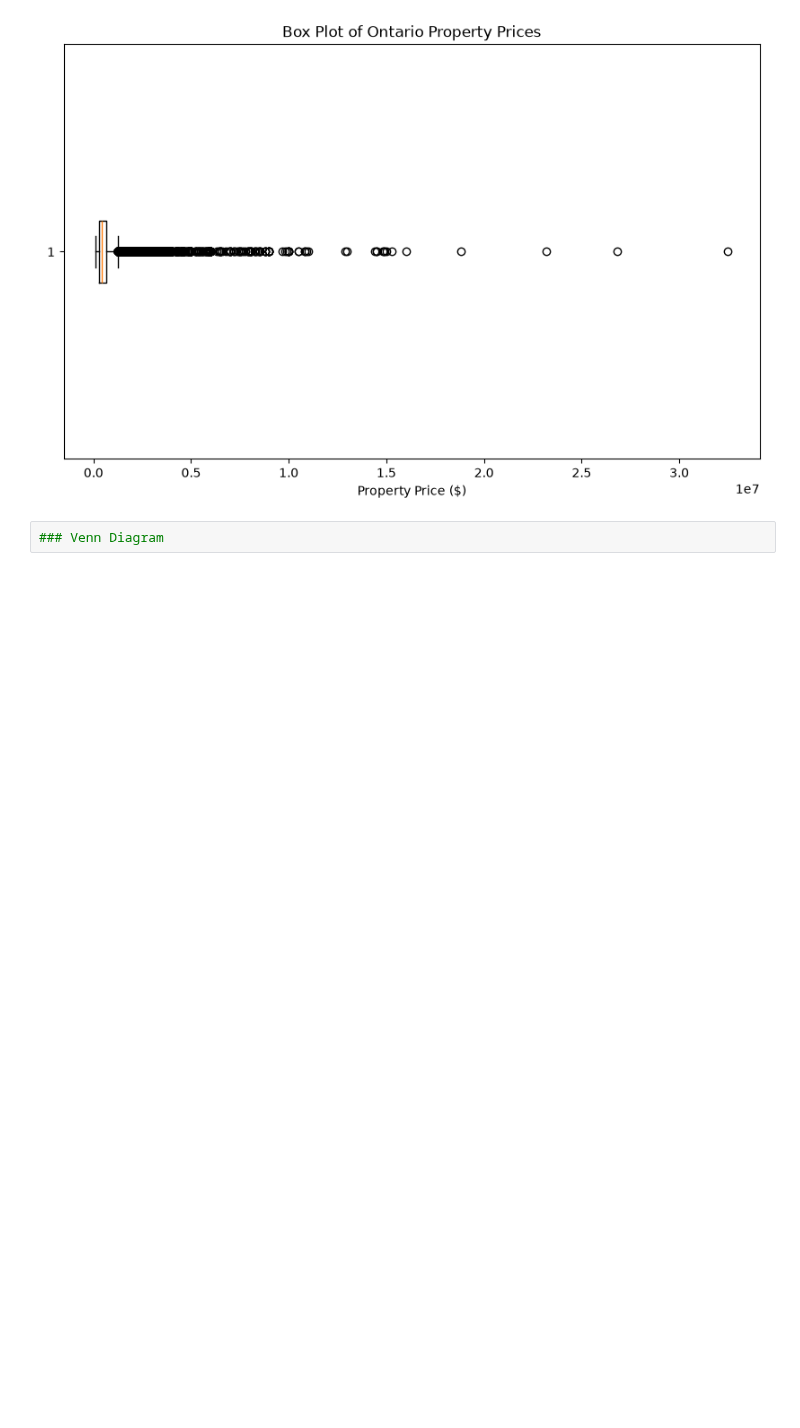
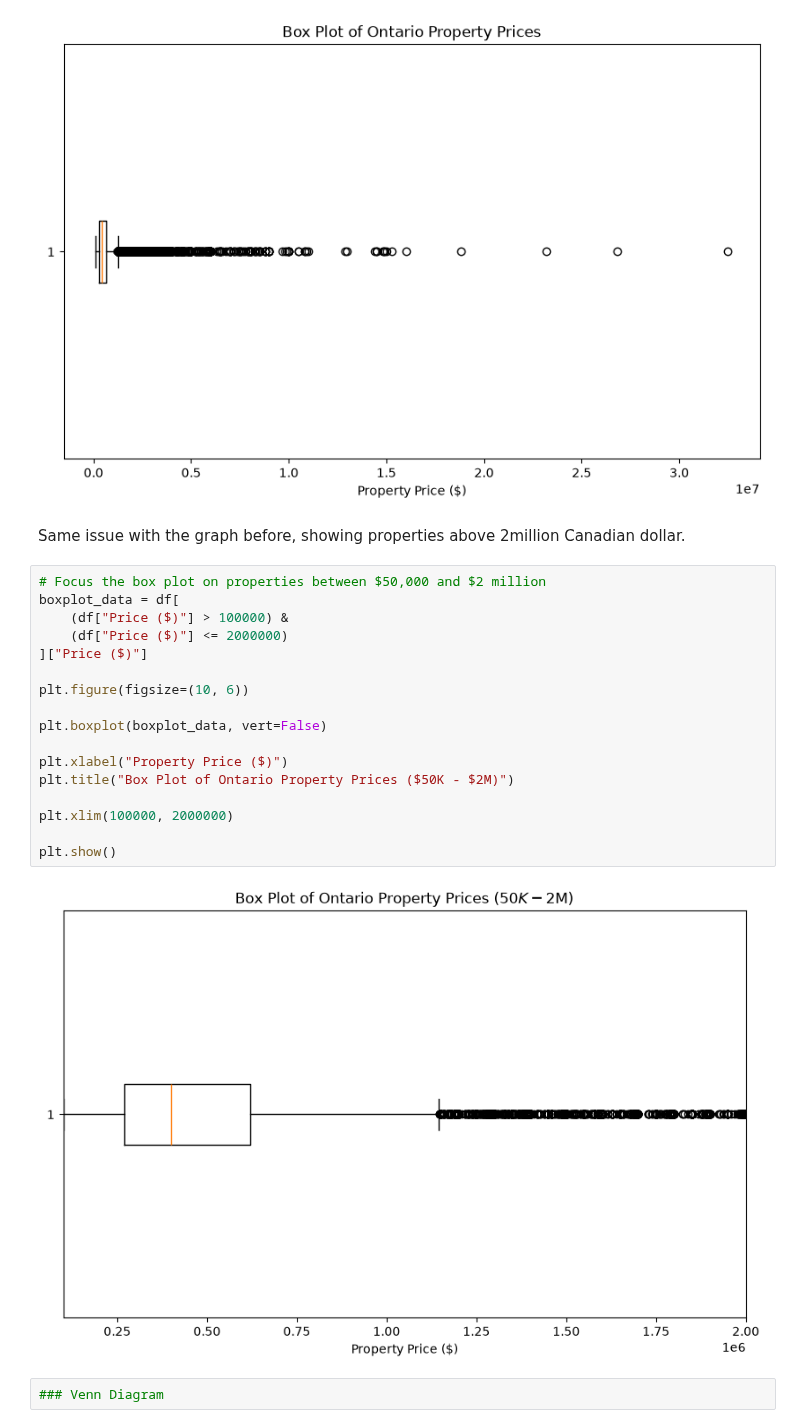
Before and after one commit to antoniosg2025-stack/PROG8431_Group5, a Jupyter notebook: GoupAssignment1/GroupAssignment1.ipynb, the cells around one changed output. Drawn from its saved outputs; the diff is of its cells as text; blank space fills up the shorter version.

```diff
--- a/GoupAssignment1/GroupAssignment1.ipynb
+++ b/GoupAssignment1/GroupAssignment1.ipynb
@@ -224,6 +245,27 @@ plt.title("Box Plot of Ontario Property Prices")
 plt.show()
 # %% [output]
 [figure]
+# %% [markdown]
+Same issue with the graph before, showing properties above 2million Canadian dollar.
+# %%
+# Focus the box plot on properties between $50,000 and $2 million
+boxplot_data = df[
+    (df["Price ($)"] > 100000) &
+    (df["Price ($)"] <= 2000000)
+]["Price ($)"]
+
+plt.figure(figsize=(10, 6))
+
+plt.boxplot(boxplot_data, vert=False)
+
+plt.xlabel("Property Price ($)")
+plt.title("Box Plot of Ontario Property Prices ($50K - $2M)")
+
+plt.xlim(100000, 2000000)
+
+plt.show()
+# %% [output]
+[figure, added]
 # %%
 ### Venn Diagram
 # %%
```
Also changed, not shown: parts of 2 cells of this notebook.
